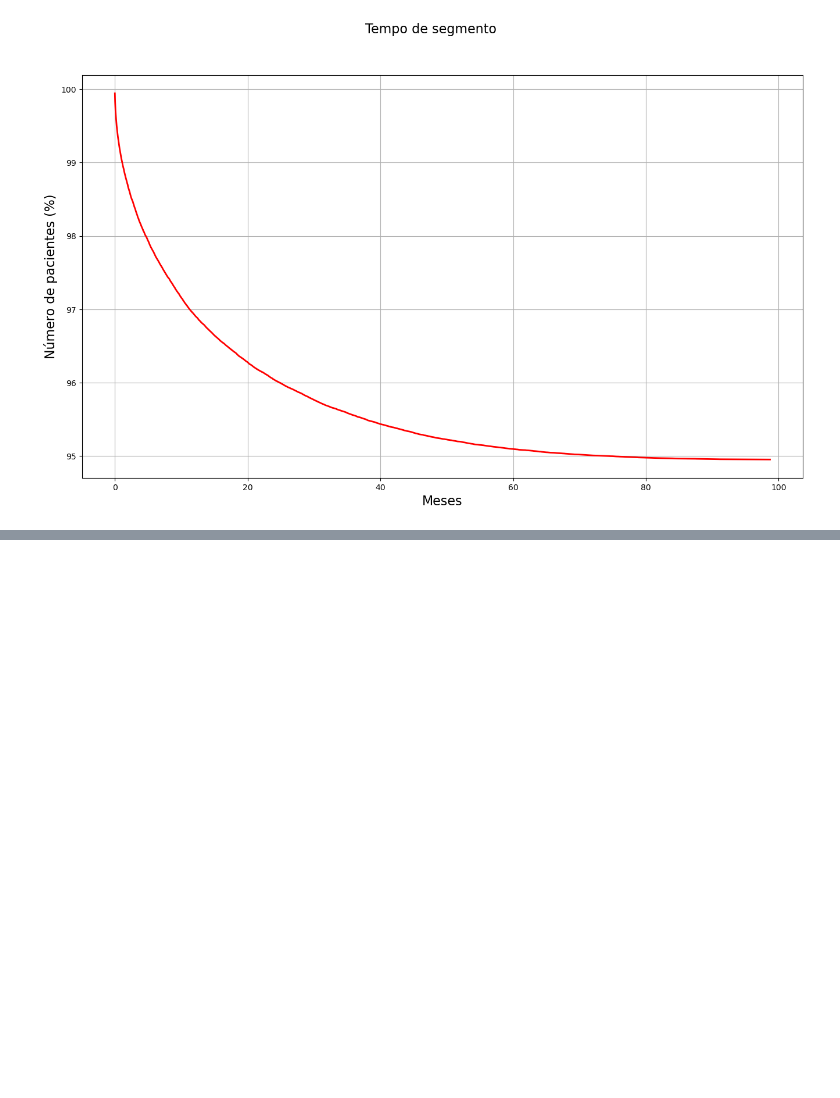
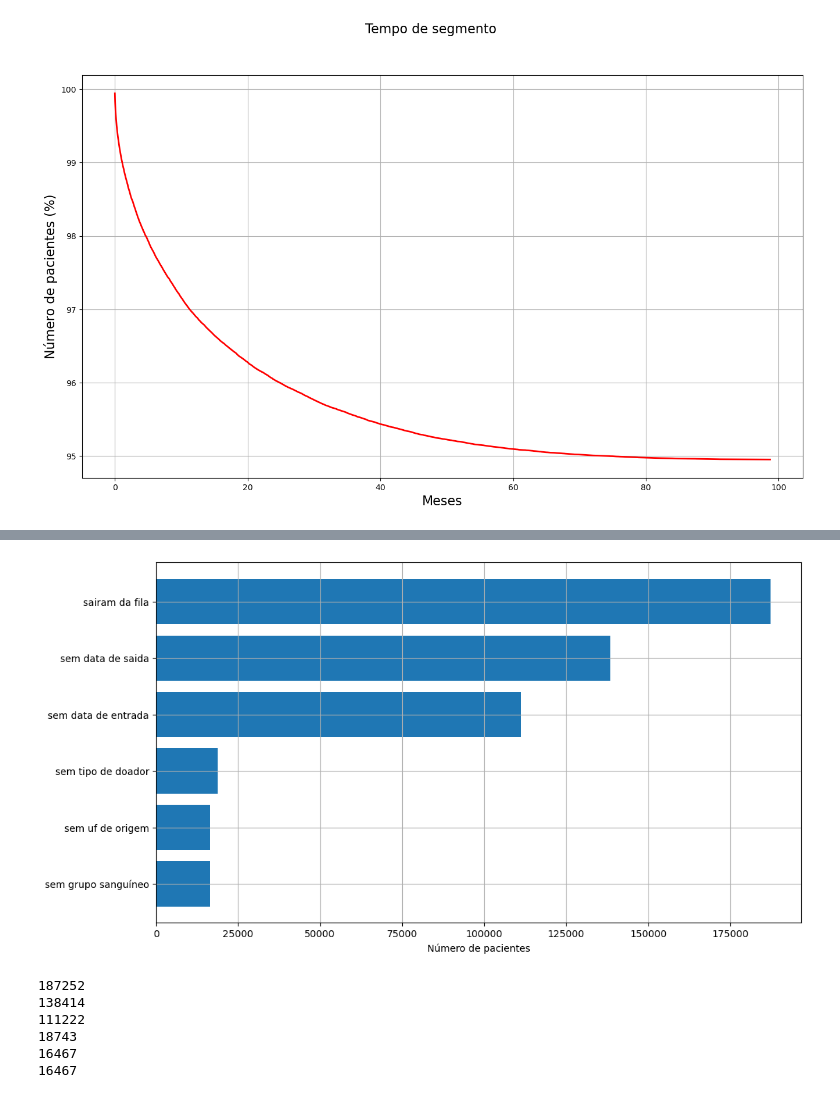
Before and after one commit to Esterci/SNT_table_study, a Jupyter notebook: estudo_inicial/kaplan-meier.ipynb, the cells around one changed output, grey strips where cells are left out. Cells and saved outputs as stored; diff of their text form; code cells hidden in the pictures; blank space fills up the shorter version.

```diff
--- a/estudo_inicial/kaplan-meier.ipynb
+++ b/estudo_inicial/kaplan-meier.ipynb
@@ -920,0 +1099,52 @@ plt.show()
+# %%
+import matplotlib.pyplot as plt
+import numpy as np
+
+k = 0.75
+
+fig = plt.figure(figsize=[k*16, k*9])
+
+# Example data
+people = (
+    "sairam da fila",
+    "sem data de saida",
+    "sem data de entrada",
+    "sem tipo de doador",
+    "sem uf de origem",
+    "sem grupo sanguíneo",
+)
+y_pos = np.arange(len(people))
+performance = [
+    187252,
+    (325667 - 187253),
+    (187252 - 76030),
+    (344410 - 325667),
+    (187252 - 170785),
+    (187252 - 170785),
+]
+
+ax = fig.add_subplot(1, 1, 1)
+
+ax.barh(y_pos, performance, align="center",)
+ax.set_yticks(y_pos, labels=people)
+ax.invert_yaxis()  # labels read top-to-bottom
+ax.set_xlabel("Número de pacientes")
+ax.grid()
+
+plt.show()
+# %% [output]
+[figure, added]
+# %%
+print(187252)
+print(325667 - 187253)
+print(187252 - 76030)
+print(344410 - 325667)
+print(187252 - 170785)
+print(187252 - 170785)
+# %% [output]
+187252
+138414
+111222
+18743
+16467
+16467
```
Also changed, not shown: parts of 25 cells of this notebook, 7 other files.
